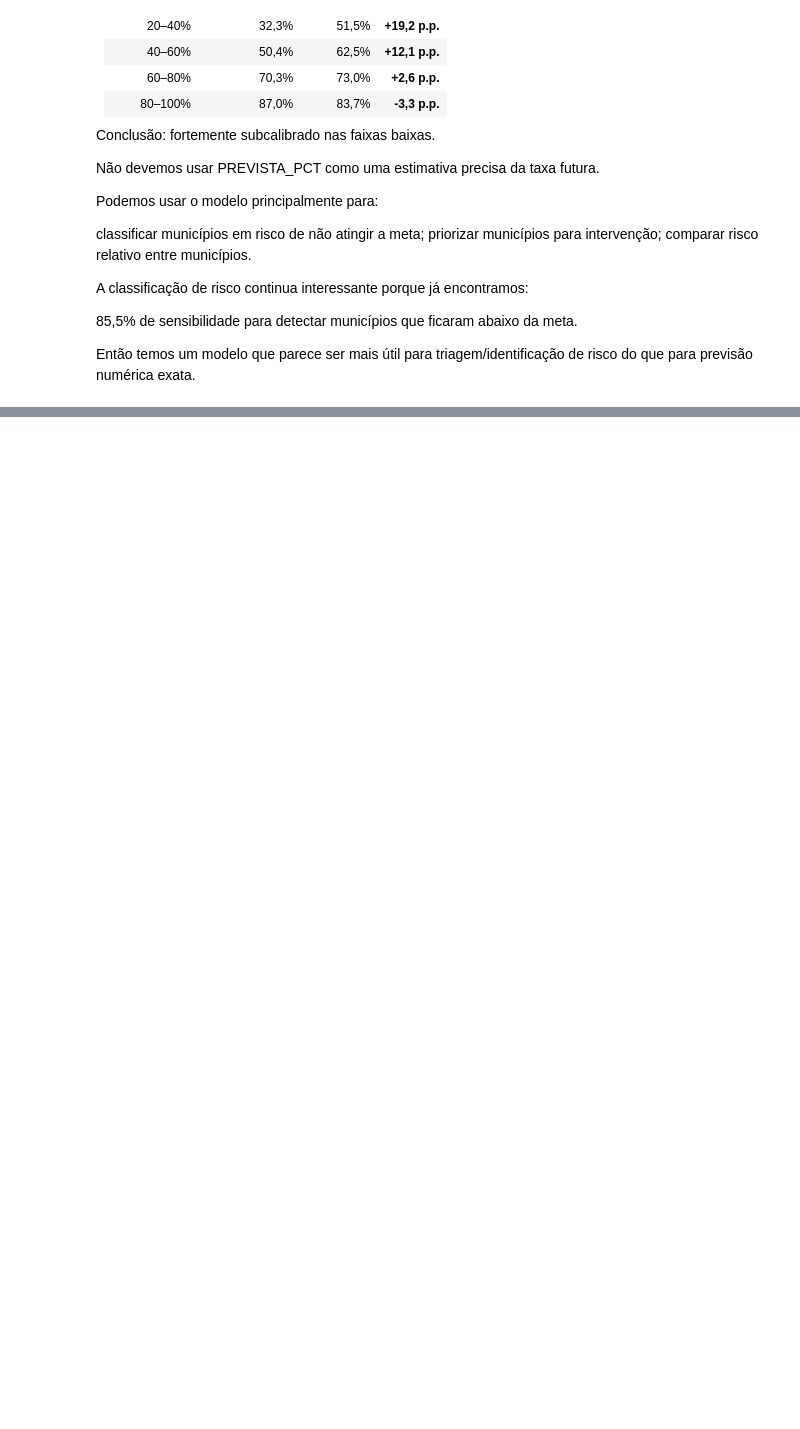
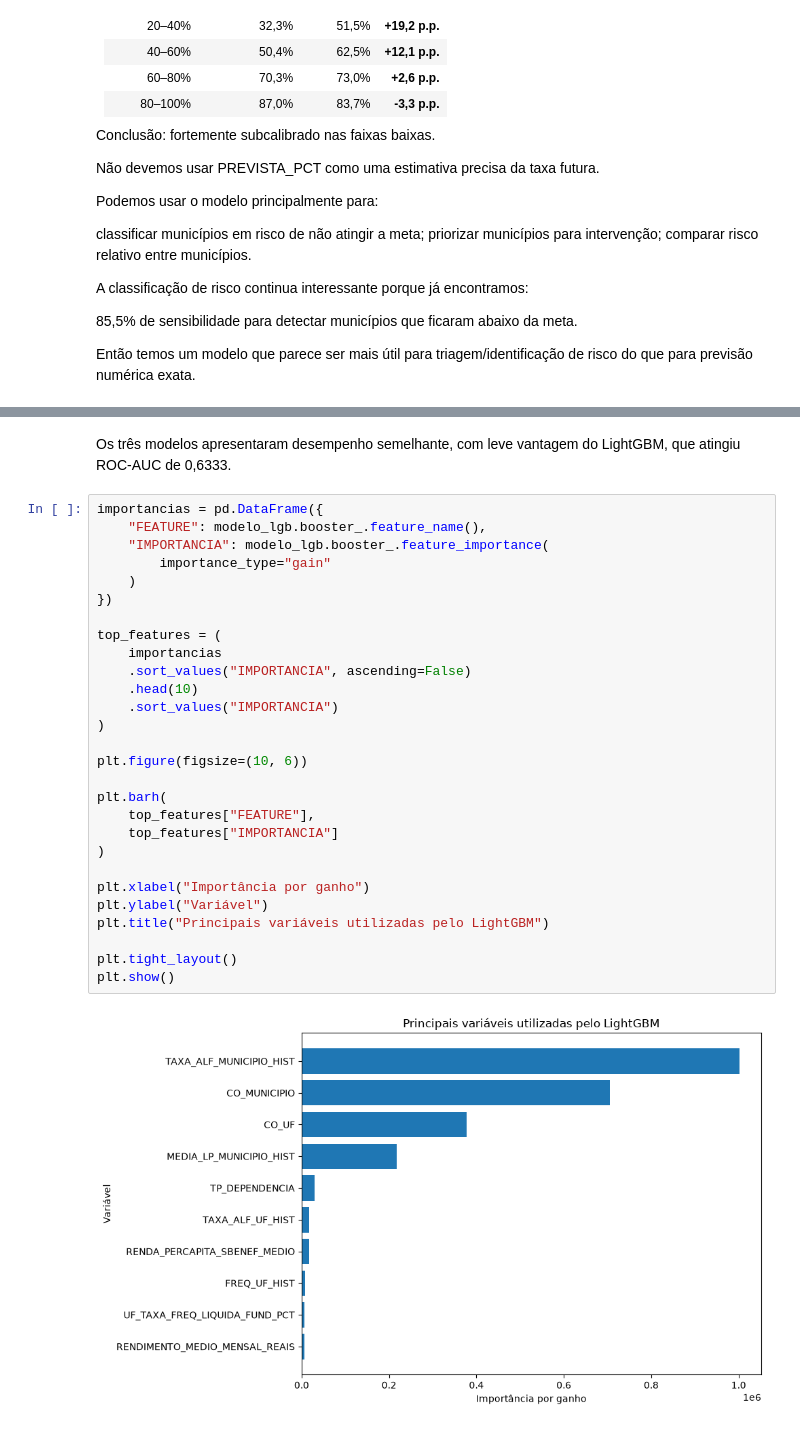
Before and after one commit to LucasRuizMartins/fiap_tech_challenge_03, a Jupyter notebook: notebooks/Pipeline_testeCi.ipynb, the cells around one changed output, grey strips where cells are left out. Saved outputs shown, nothing was run; the diff lists cells and outputs as text; blank space fills up the shorter version.

```diff
--- a/notebooks/Pipeline_testeCi.ipynb
+++ b/notebooks/Pipeline_testeCi.ipynb
@@ -3039,0 +3806,32 @@ Então temos um modelo que parece ser mais útil para triagem/identificação de
+# %% [markdown]
+Os três modelos apresentaram desempenho semelhante, com leve vantagem do LightGBM, que atingiu ROC-AUC de 0,6333.
+# %%
+importancias = pd.DataFrame({
+    "FEATURE": modelo_lgb.booster_.feature_name(),
+    "IMPORTANCIA": modelo_lgb.booster_.feature_importance(
+        importance_type="gain"
+    )
+})
+
+top_features = (
+    importancias
+    .sort_values("IMPORTANCIA", ascending=False)
+    .head(10)
+    .sort_values("IMPORTANCIA")
+)
+
+plt.figure(figsize=(10, 6))
+
+plt.barh(
+    top_features["FEATURE"],
+    top_features["IMPORTANCIA"]
+)
+
+plt.xlabel("Importância por ganho")
+plt.ylabel("Variável")
+plt.title("Principais variáveis utilizadas pelo LightGBM")
+
+plt.tight_layout()
+plt.show()
+# %% [output]
+[figure, added]
```
Also changed, not shown: parts of 43 cells of this notebook.
